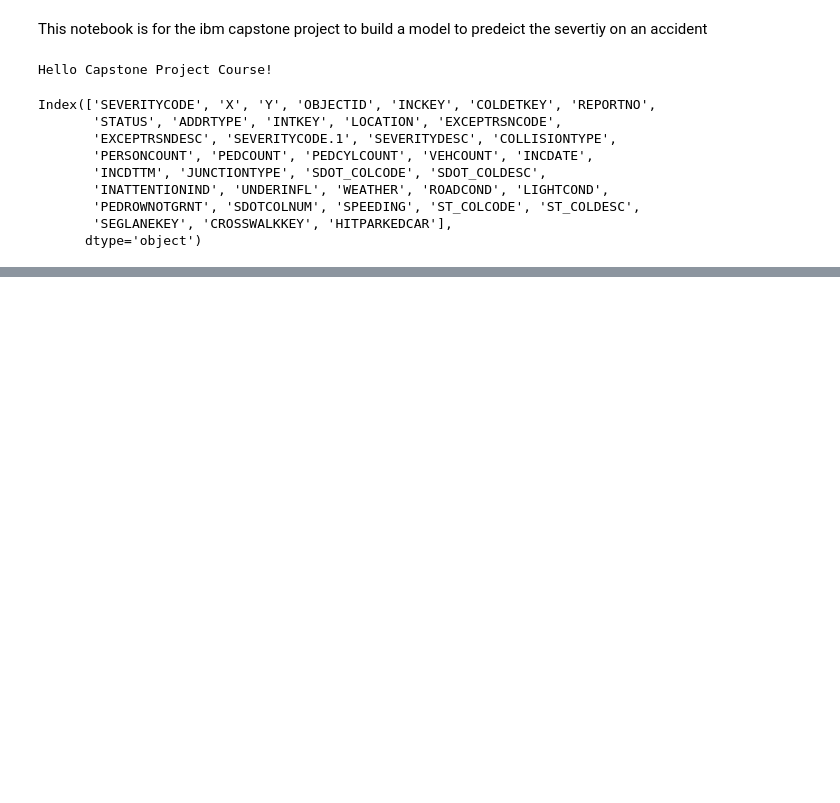
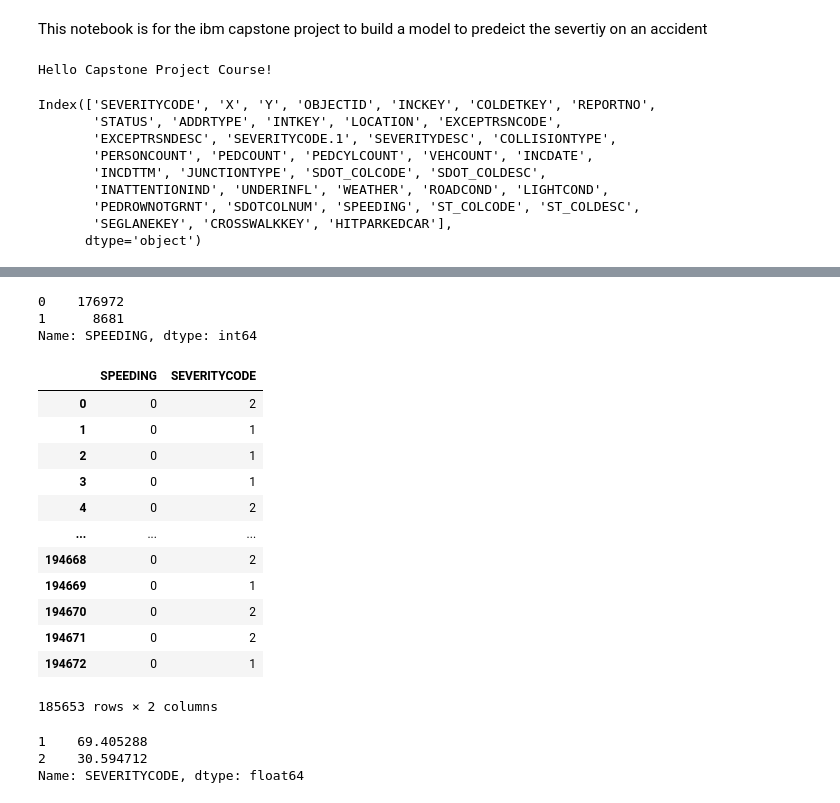
Before and after one commit to hammadyaqoob1985/ibm_capstone_project, a Jupyter notebook: capstone_project.ipynb, the cells around one changed output, grey strips where cells are left out. Drawn from its saved outputs; the diff is of its cells as text; code cells hidden in the pictures; blank space fills up the shorter version.

```diff
--- a/capstone_project.ipynb
+++ b/capstone_project.ipynb
@@ -43,0 +64,31 @@ df_relevant.describe(include = "all")
+# %%
+df_speeding = df_relevant[['SPEEDING']]
+df_speeding['SPEEDING'].value_counts()
+# %% [output]
+0    176972
+1      8681
+Name: SPEEDING, dtype: int64
+# %%
+df_speeding_severity = df_relevant[['SPEEDING','SEVERITYCODE']]
+df_speeding_severity = df_speeding_severity[df_speeding_severity['SPEEDING'].notna()]
+df_speeding_severity
+# %% [output]
+|  | SPEEDING | SEVERITYCODE |
+| 0 | 0 | 2 |
+| 1 | 0 | 1 |
+| 2 | 0 | 1 |
+| 3 | 0 | 1 |
+| 4 | 0 | 2 |
+| ... | ... | ... |
+| 194668 | 0 | 2 |
+| 194669 | 0 | 1 |
+| 194670 | 0 | 2 |
+| 194671 | 0 | 2 |
+| 194672 | 0 | 1 |
+185653 rows × 2 columns
+# %%
+df_speeding_severity['SEVERITYCODE'].value_counts(normalize=True) * 100
+# %% [output]
+1    69.405288
+2    30.594712
+Name: SEVERITYCODE, dtype: float64
```
Also changed, not shown: parts of 25 cells of this notebook, 1 other file.
